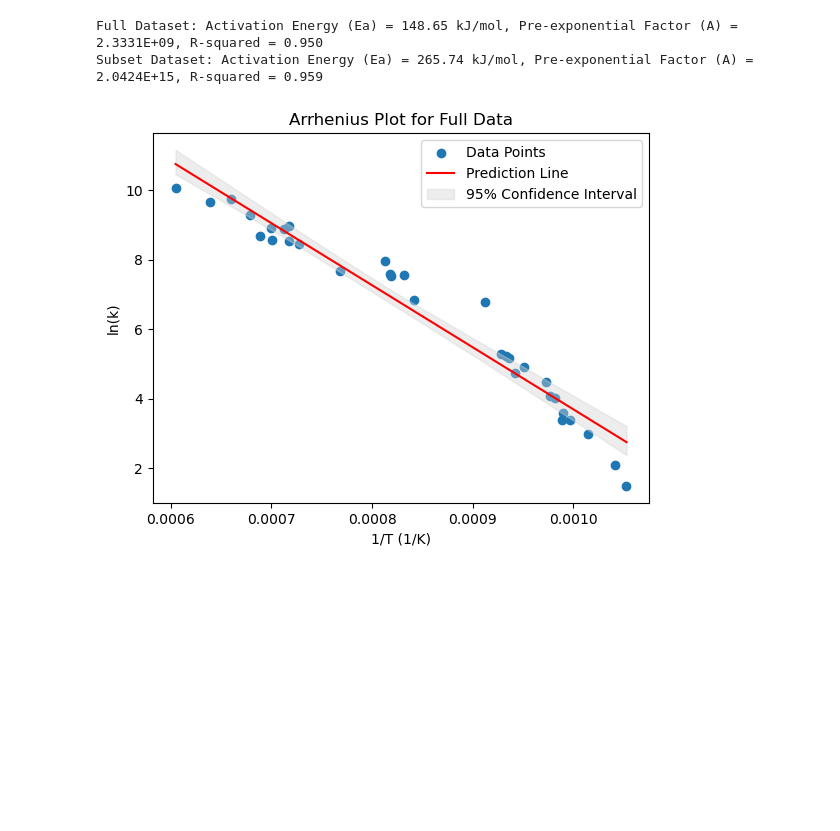
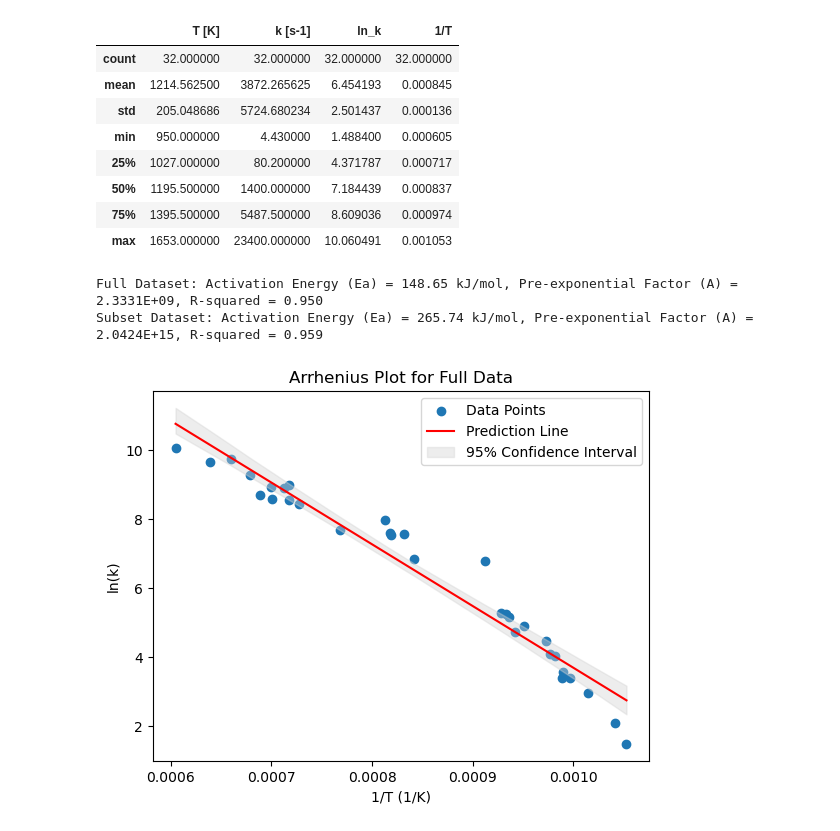
Before and after one commit to nickhardman3/y3_DataScience_Assignment1, a Jupyter notebook: Assignment1.ipynb, the cells around one changed output. Drawn from its saved outputs; the diff is of its cells as text; code cells hidden in the pictures; blank space fills up the shorter version.

```diff
--- a/Assignment1.ipynb
+++ b/Assignment1.ipynb
@@ -13,20 +13,32 @@ nist_data = pd.read_csv('Arrh2.csv') #creates dataframes for the Arhenious data
 # %%
 A1['ln_k'] = np.log(A1['k [s-1]'])
 A1['1/T'] = 1 / A1['T [K]']   #creates axis for the graph
 
 x = A1[['1/T']]
 y = A1['ln_k']
 model = LinearRegression().fit(x, y) #creates a model and fits it, allowing for predictions and analysis
 
 gradient = model.coef_[0]
 intercept = model.intercept_
 y_pred = model.predict(x) #uses the model to make predictions for the Ea and A
 A = np.exp(intercept)
 
 R = 8.314
 Ea = -gradient * (R / 1000)
 
 r2 = r2_score(y, y_pred) #r squared value
+
+A1.describe()
+# %% [output]
+|  | T [K] | k [s-1] | ln_k | 1/T |
+| count | 32.000000 | 32.000000 | 32.000000 | 32.000000 |
+| mean | 1214.562500 | 3872.265625 | 6.454193 | 0.000845 |
+| std | 205.048686 | 5724.680234 | 2.501437 | 0.000136 |
+| min | 950.000000 | 4.430000 | 1.488400 | 0.000605 |
+| 25% | 1027.000000 | 80.200000 | 4.371787 | 0.000717 |
+| 50% | 1195.500000 | 1400.000000 | 7.184439 | 0.000837 |
+| 75% | 1395.500000 | 5487.500000 | 8.609036 | 0.000974 |
+| max | 1653.000000 | 23400.000000 | 10.060491 | 0.001053 |
 # %%
 subset = A1[(A1['T [K]'] >= 950) & (A1['T [K]'] <= 1100)] #picks out data at low temp for comparison
 
```
Also changed, not shown: parts of 2 cells of this notebook.
